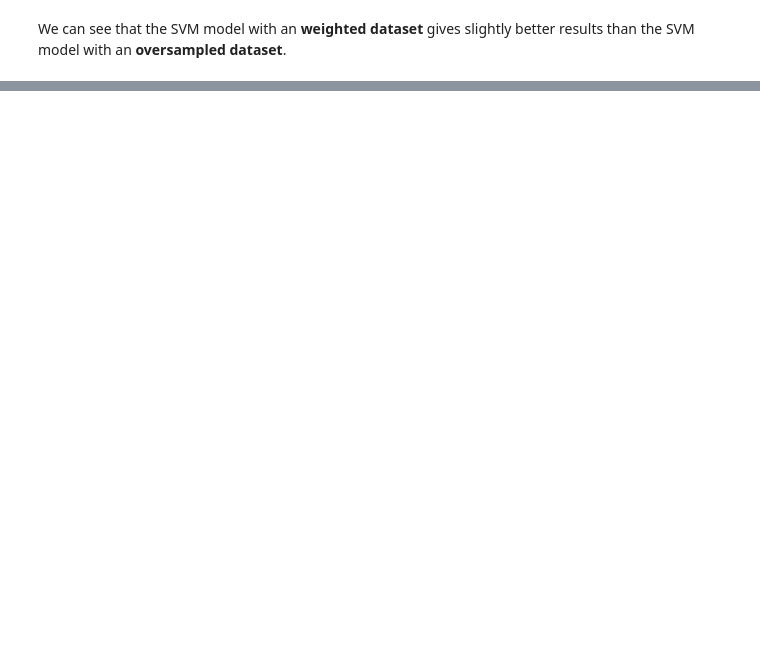
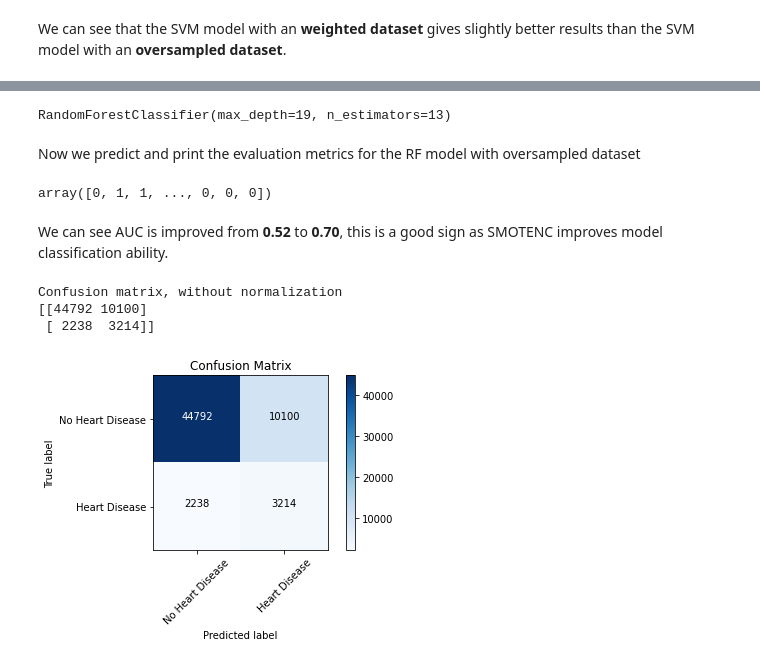
Before and after one commit to sumitkumarjethani/aprendizaje-automatico-IBM, a Jupyter notebook: Supervised Machine Learning (Classification)/notebooks/Final Project.ipynb, the cells around one changed output, grey strips where cells are left out. Drawn from its saved outputs; the diff is of its cells as text; code cells hidden in the pictures; blank space fills up the shorter version.

```diff
--- a/Supervised Machine Learning (Classification)/notebooks/Final Project.ipynb
+++ b/Supervised Machine Learning (Classification)/notebooks/Final Project.ipynb
@@ -1395,0 +1512,23 @@ weighted avg       0.90      0.73      0.79     60344
+# %%
+best_rf_oversampled_model = load_model("best_rf_oversampled_model.sav")
+# %%
+best_rf_oversampled_model
+# %% [output]
+RandomForestClassifier(max_depth=19, n_estimators=13)
+# %% [markdown]
+Now we predict and print the evaluation metrics for the RF model with oversampled dataset
+# %%
+best_rf_oversampled_model_predicts = best_rf_oversampled_model.predict(np.array(X_test_scaled))
+best_rf_oversampled_model_predicts
+# %% [output]
+array([0, 1, 1, ..., 0, 0, 0])
+# %% [markdown]
+We can see AUC is improved from **0.52** to **0.70**, this is a good sign as SMOTENC improves model classification ability.
+# %%
+cm_best_rf_oversampled_model = confusion_matrix(y_true=y_test, y_pred=best_rf_oversampled_model_predicts)
+plot_confusion_matrix(cm=cm_best_rf_oversampled_model, classes=cm_plot_labels, title='Confusion Matrix')
+# %% [output]
+Confusion matrix, without normalization
+[[44792 10100]
+ [ 2238  3214]]
+[figure, added]
```
Also changed, not shown: parts of 68 cells of this notebook, 4 other files.
